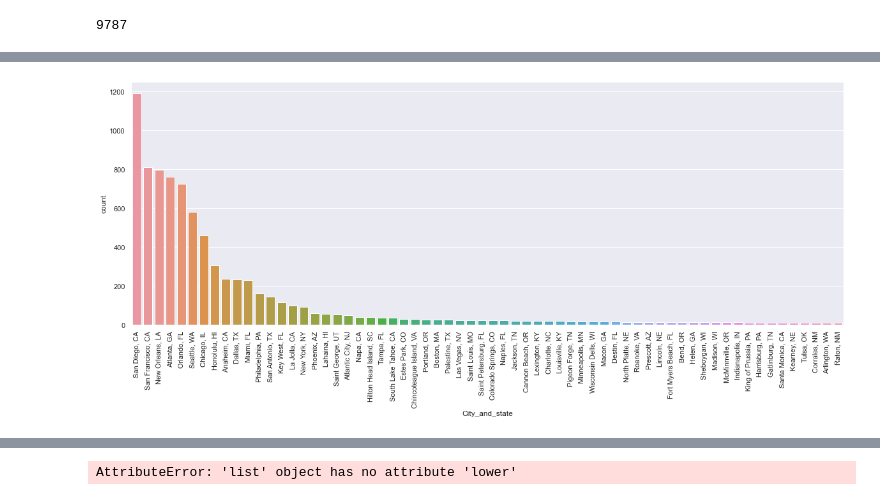
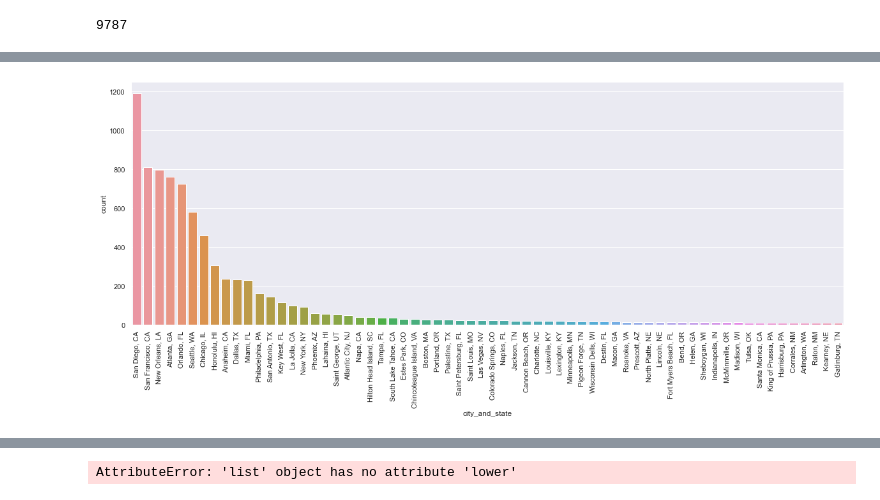
Before and after one commit to ShimsyV/Tripadvisor_review, a Jupyter notebook: Machine_learning_try1.ipynb, the cells around one changed output, grey strips where cells are left out. Cells and saved outputs as stored; diff of their text form; code cells hidden in the pictures.

```diff
--- a/Machine_learning_try1.ipynb
+++ b/Machine_learning_try1.ipynb
@@ -85,10 +78,10 @@ cutoff.head()
 # %%
 xaxis = cutoff.city_and_state.value_counts().index.tolist()
 fig1 = plt.subplots(figsize = (20,7))
-sns.countplot(x='City_and_state', data=cutoff, order = xaxis)
+sns.countplot(x='city_and_state', data=cutoff, order = xaxis)
 plt.xticks(rotation = 90)
 plt.show()
 # %% [output]
-[figure, old version]
+[figure, new version]
 # %%
 ### NLP PROCESSING
```
Also changed, not shown: parts of 12 cells of this notebook, 1 other file.
